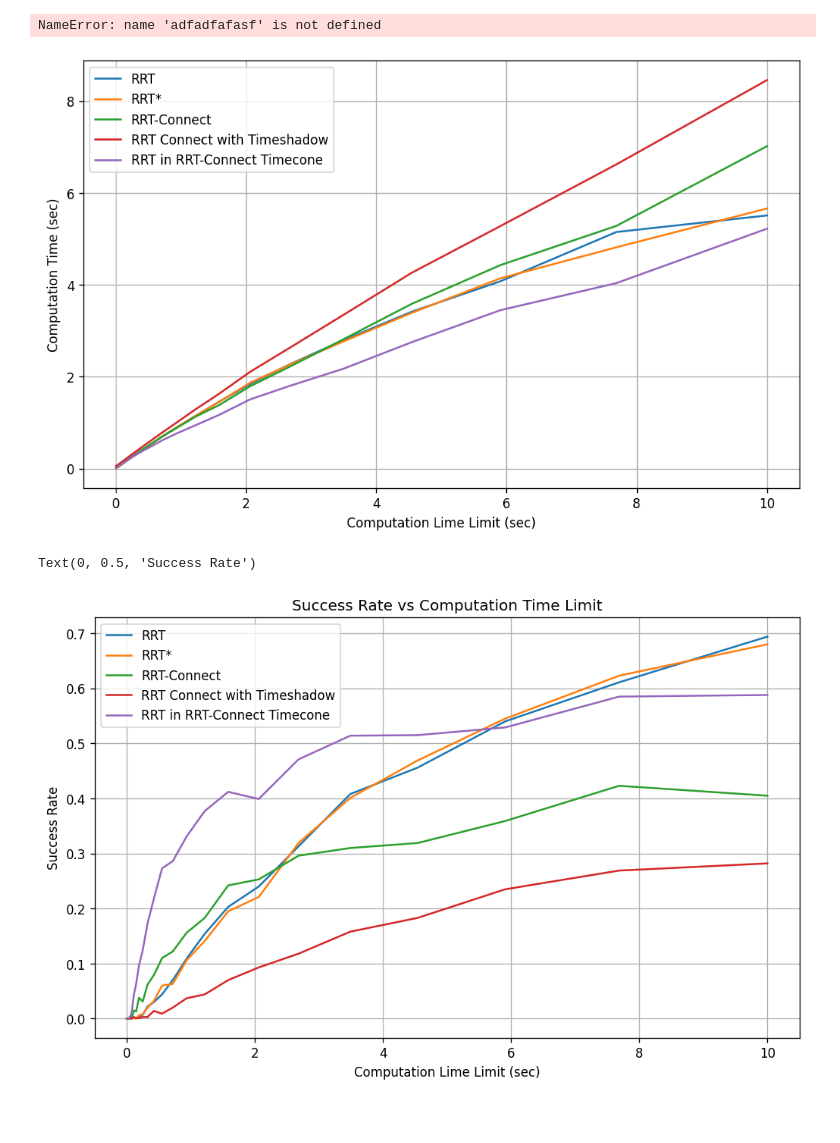
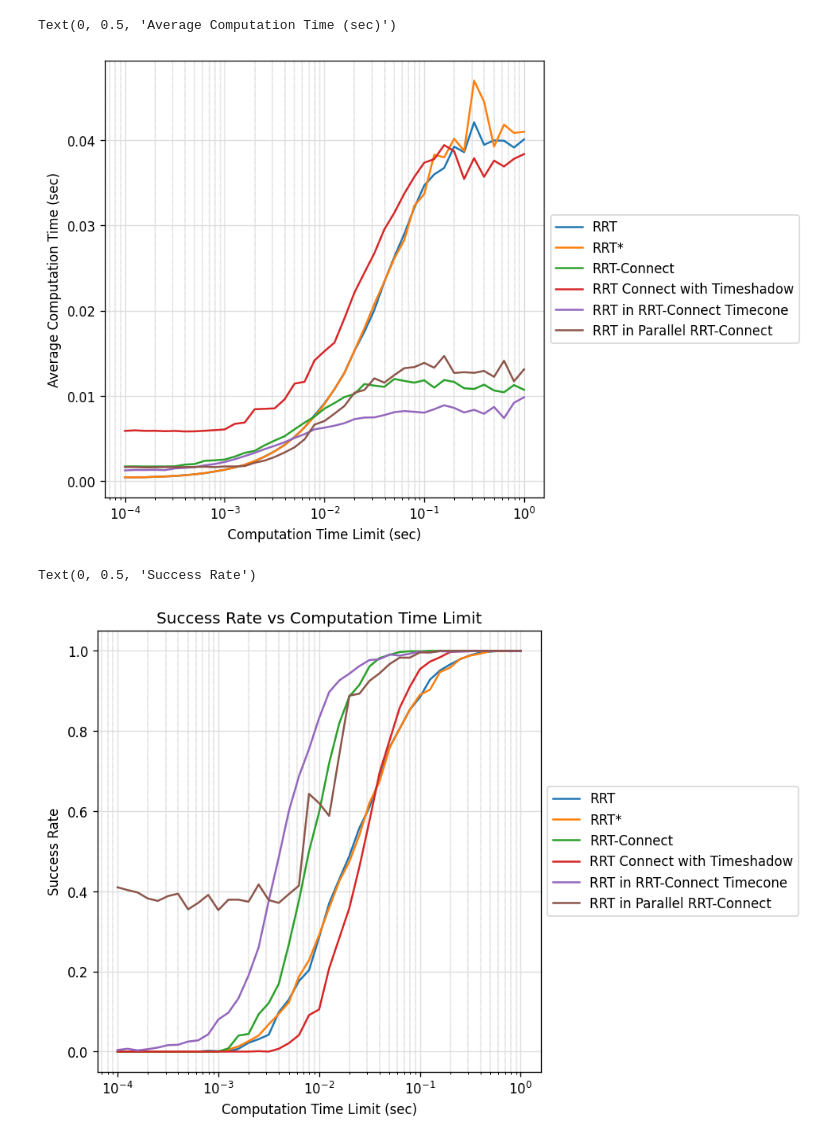
Before and after one commit to jeffersonkim97/cognis_UAM, a Jupyter notebook: script/Comparison/Performance_Comparison_Computation_Time_Limit.ipynb, the cells around one changed output. Saved outputs shown, nothing was run; the diff lists cells and outputs as text; code cells hidden in the pictures; blank space fills up the shorter version.

Commit message:
Added Parallel RRT-Connect

```diff
--- a/script/Comparison/Performance_Comparison_Computation_Time_Limit.ipynb
+++ b/script/Comparison/Performance_Comparison_Computation_Time_Limit.ipynb
@@ -1472,9 +1616,6 @@ while k < len(computationTimeLimit_List):
-# %%
-adfadfafasf
-# %% [output]
-NameError: name 'adfadfafasf' is not defined
 # %%
-fig = plt.figure(figsize=(10,6), dpi=1920/16)
+fig = plt.figure(figsize=(6,6), dpi=1920/16)
+ax = plt.subplot(1,1,1)
 plotLog = False
 
 compTimeRRT_List = []
@@ -1482,12 +1623,14 @@ compTimeRRTstar_List = []
 compTimeRRTC_List = []
 compTimeRRTCTS_List = []
 compTimeRRTTC_List = []
+compTimeRRTCP_List = []
 for i in range(len(computationTimeLimit_List)):
     compTimeRRT_List.append(compTime[str(i)][0])
     compTimeRRTstar_List.append(compTime[str(i)][1])
     compTimeRRTC_List.append(compTime[str(i)][2])
     compTimeRRTCTS_List.append(compTime[str(i)][3])
     compTimeRRTTC_List.append(compTime[str(i)][4])
+    compTimeRRTCP_List.append(compTime[str(i)][5])
 
 if plotLog:
     plt.plot(computationTimeLimit_List, compTimeRRT_List, label='RRT')
@@ -1495,54 +1638,67 @@ if plotLog:
     plt.plot(computationTimeLimit_List, compTimeRRTC_List, label='RRT-Connect')
     plt.plot(computationTimeLimit_List, compTimeRRTCTS_List, label='RRT Connect with Timeshadow')
     plt.plot(computationTimeLimit_List, compTimeRRTTC_List, label='RRT in RRT-Connect Timecone')
-    plt.xlabel('log(Computation Lime Limit) (log(sec))')
+    plt.plot(computationTimeLimit_List, compTimeRRTCP_List, label='RRT in Parallel RRT-Connect')
+    # ax.set_xscale('log')
+    plt.xlabel('log(Computation Time Limit) (log(sec))')
 else:
     plt.plot(10**computationTimeLimit_List, compTimeRRT_List, label='RRT')
     plt.plot(10**computationTimeLimit_List, compTimeRRTstar_List, label='RRT*')
     plt.plot(10**computationTimeLimit_List, compTimeRRTC_List, label='RRT-Connect')
     plt.plot(10**computationTimeLimit_List, compTimeRRTCTS_List, label='RRT Connect with Timeshadow')
     plt.plot(10**computationTimeLimit_List, compTimeRRTTC_List, label='RRT in RRT-Connect Timecone')
-    plt.xlabel('Computation Lime Limit (sec)')
-plt.legend()
-plt.ylabel('Computation Time (sec)')
-plt.grid()
+    plt.plot(10**computationTimeLimit_List, compTimeRRTCP_List, label='RRT in Parallel RRT-Connect')
+    ax.set_xscale('log')
+    plt.xlabel('Computation Time Limit (sec)')
+plt.legend(loc='center left', bbox_to_anchor=(1, 0.5))
+ax.grid(which='major', color='#DDDDDD', linewidth=0.8)
+ax.grid(which='minor', color='k', linestyle=':', linewidth=0.25)
+plt.ylabel('Average Computation Time (sec)')
 # %% [output]
+Text(0, 0.5, 'Average Computation Time (sec)')
-[figure, old version]
+[figure, new version]
 # %%
-fig = plt.figure(figsize=(10,6), dpi=1920/16)
+fig = plt.figure(figsize=(6,6), dpi=1920/16)
+ax = plt.subplot(1,1,1)
 plotLog = False
 
 successRateRRT_List = []
 successRateRRTstar_List = []
 successRateRRTC_List = []
 successRateRRTCTS_List = []
 successRateRRTTC_List = []
+successRateRRTCP_List = []
 for i in range(len(computationTimeLimit_List)):
     successRateRRT_List.append(successRate[str(i)][0])
     successRateRRTstar_List.append(successRate[str(i)][1])
     successRateRRTC_List.append(successRate[str(i)][2])
     successRateRRTCTS_List.append(successRate[str(i)][3])
     successRateRRTTC_List.append(successRate[str(i)][4])
+    successRateRRTCP_List.append(successRate[str(i)][5])
 
 if plotLog:
     plt.plot(computationTimeLimit_List, successRateRRT_List, label='RRT')
     plt.plot(computationTimeLimit_List, successRateRRTstar_List, label='RRT*')
     plt.plot(computationTimeLimit_List, successRateRRTC_List, label='RRT-Connect')
     plt.plot(computationTimeLimit_List, successRateRRTCTS_List, label='RRT Connect with Timeshadow')
     plt.plot(computationTimeLimit_List, successRateRRTTC_List, label='RRT in RRT-Connect Timecone')
-    plt.xlabel('log(Computation Lime Limit) (log(sec))')
+    plt.plot(computationTimeLimit_List, successRateRRTCP_List, label='RRT in Parallel RRT-Connect')
+    plt.xlabel('log(Computation Time Limit) (log(sec))')
 else:
     plt.plot(10**computationTimeLimit_List, successRateRRT_List, label='RRT')
     plt.plot(10**computationTimeLimit_List, successRateRRTstar_List, label='RRT*')
     plt.plot(10**computationTimeLimit_List, successRateRRTC_List, label='RRT-Connect')
     plt.plot(10**computationTimeLimit_List, successRateRRTCTS_List, label='RRT Connect with Timeshadow')
     plt.plot(10**computationTimeLimit_List, successRateRRTTC_List, label='RRT in RRT-Connect Timecone')
-    plt.xlabel('Computation Lime Limit (sec)')
-plt.legend()
-plt.grid()
+    plt.plot(10**computationTimeLimit_List, successRateRRTCP_List, label='RRT in Parallel RRT-Connect')
+    ax.set_xscale('log')
+    plt.xlabel('Computation Time Limit (sec)')
+plt.legend(loc='center left', bbox_to_anchor=(1, 0.5))
+ax.grid(which='major', color='#DDDDDD', linewidth=0.8)
+plt.grid(which='minor', color='k', linestyle=':', linewidth=0.25)
 plt.title('Success Rate vs Computation Time Limit')
 plt.ylabel('Success Rate')
 # %% [output]
 Text(0, 0.5, 'Success Rate')
-[figure, old version]
+[figure, new version]
 # %%
```
Also changed, not shown: parts of 15 cells of this notebook, 4 other files.
